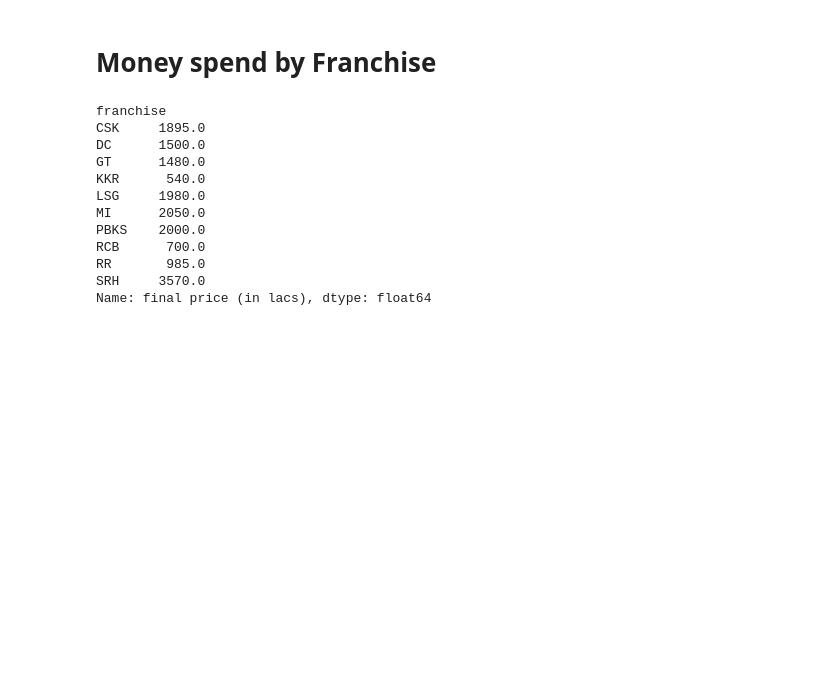
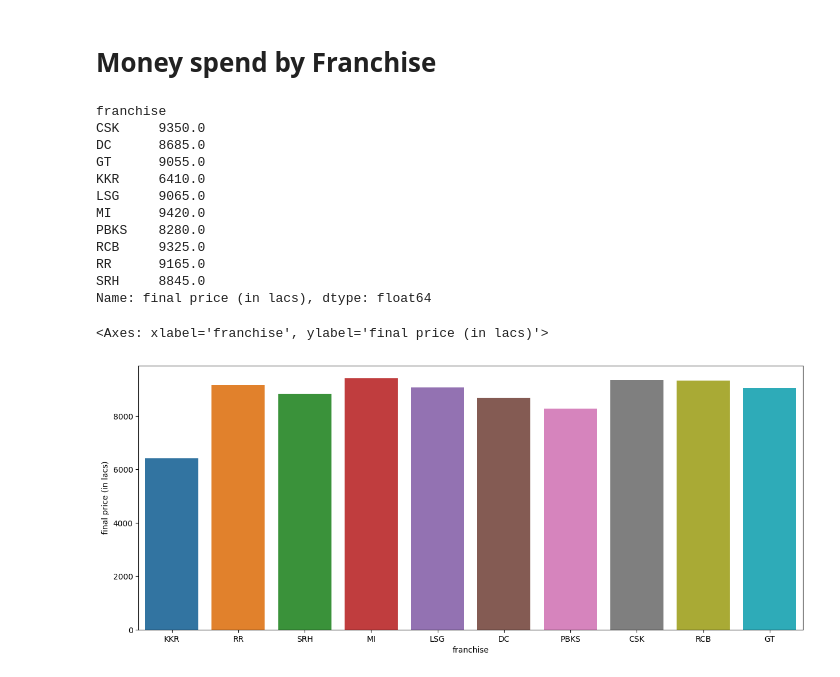
Before and after one commit to Uzair-A-Jokhio/Data_Projects, a Jupyter notebook: ipl-2023-auction-eda.ipynb, the cells around one changed output. Saved outputs shown, nothing was run; the diff lists cells and outputs as text; code cells hidden in the pictures; blank space fills up the shorter version.

```diff
--- a/ipl-2023-auction-eda.ipynb
+++ b/ipl-2023-auction-eda.ipynb
@@ -185,17 +237,23 @@ Name: final price (in lacs), dtype: float64
 # %% [markdown]
 # Money spend by Franchise
 # %%
-sold_player.groupby('franchise')['final price (in lacs)'].sum()
+ipl_player.groupby('franchise')['final price (in lacs)'].sum()
 # %% [output]
 franchise
-CSK     1895.0
-DC      1500.0
-GT      1480.0
-KKR      540.0
-LSG     1980.0
-MI      2050.0
-PBKS    2000.0
-RCB      700.0
-RR       985.0
-SRH     3570.0
+CSK     9350.0
+DC      8685.0
+GT      9055.0
+KKR     6410.0
+LSG     9065.0
+MI      9420.0
+PBKS    8280.0
+RCB     9325.0
+RR      9165.0
+SRH     8845.0
 Name: final price (in lacs), dtype: float64
+# %%
+plt.figure(figsize=(15,6))
+sns.barplot(x='franchise', y='final price (in lacs)', data=ipl_player, estimator=sum, errorbar=None)
+# %% [output]
+<Axes: xlabel='franchise', ylabel='final price (in lacs)'>
+[figure, added]
```
Also changed, not shown: parts of 17 cells of this notebook.
